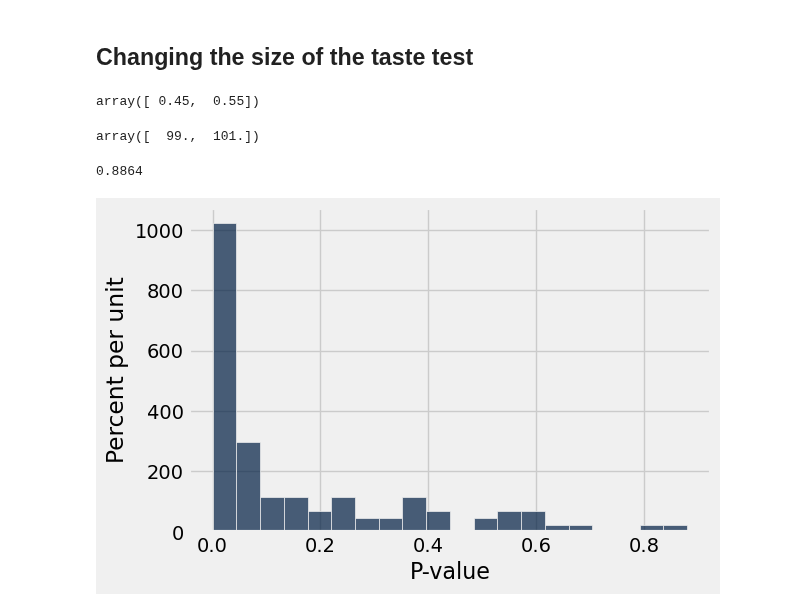
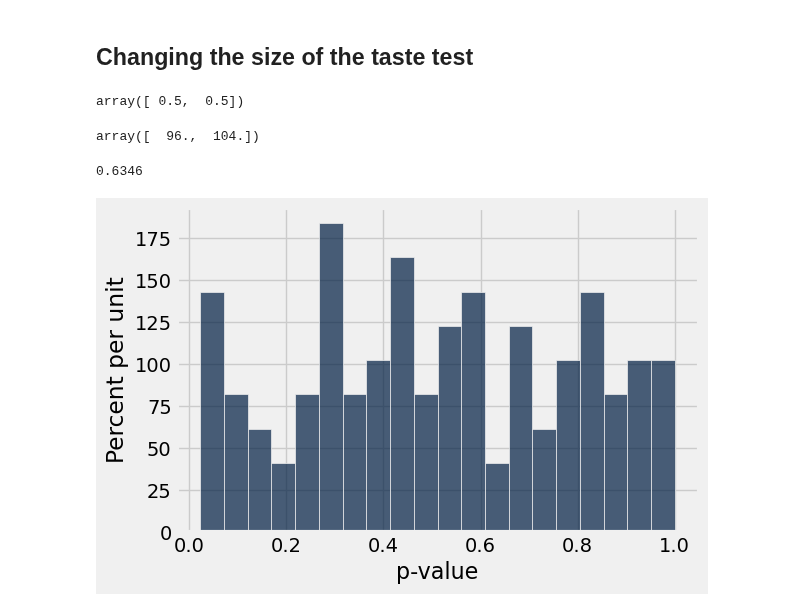
Before and after one commit to lawtonsclass/f24-code-from-class, a Jupyter notebook: data8-practice/ch12.ipynb, the cells around one changed output. Saved outputs shown, nothing was run; the diff lists cells and outputs as text; code cells hidden in the pictures.

```diff
--- a/data8-practice/ch12.ipynb
+++ b/data8-practice/ch12.ipynb
@@ -194,18 +196,18 @@ t.hist(1, group='Experiment', bins=np.arange(70.5, 131, 1))
 # %% [markdown]
 ## Changing the size of the taste test
 # %%
-# Suppose that the true proportion of people who prefer Super Soda is 45%
-true_proportion = 0.45
+# Suppose that the (unknown) true proportion of people who prefer Super Soda is...
+true_proportion = 0.5 # we'll try 0.5 at first, and then 0.4 later
 true_distribution = make_array(true_proportion, 1 - true_proportion)
 true_distribution
 # %% [output]
-array([ 0.45,  0.55])
+array([ 0.5,  0.5])
 # %%
 # Taste tests with 200 people will give varioius numbers of people who prefer Super Soda
 sample_size = 200
 sample_proportions(sample_size, true_distribution) * sample_size
 # %% [output]
-array([  99.,  101.])
+array([  96.,  104.])
 # %%
 # If you run a taste test for 200 people, what might you conclude?
 def run_experiment(num_simulations, sample_size, true_proportion):
@@ -219,17 +221,17 @@ def run_experiment(num_simulations, sample_size, true_proportion):
     p_value = np.count_nonzero(counts <= observed_stat_from_this_sample) / len(counts)
     return p_value
 
-run_experiment(10000, 200, 0.45)
+run_experiment(10000, 200, 0.5)
 # %% [output]
-0.8864
+0.6346
 # %%
 # Let's imagine running our taste test over and over again to see how often we reject the null
-true_proportion = 0.45
+true_proportion = 0.5
 sample_size = 200
 p_values = make_array()
 for k in np.arange(100):
     p_value = run_experiment(1000, sample_size, true_proportion)
     p_values = np.append(p_values, p_value)
-Table().with_column('P-value', p_values).hist(0, bins=20)
+Table().with_column('p-value', p_values).hist(0, bins=20)
 # %% [output]
-[figure, old version]
+[figure, new version]
```
Also changed, not shown: parts of 2 cells of this notebook.
